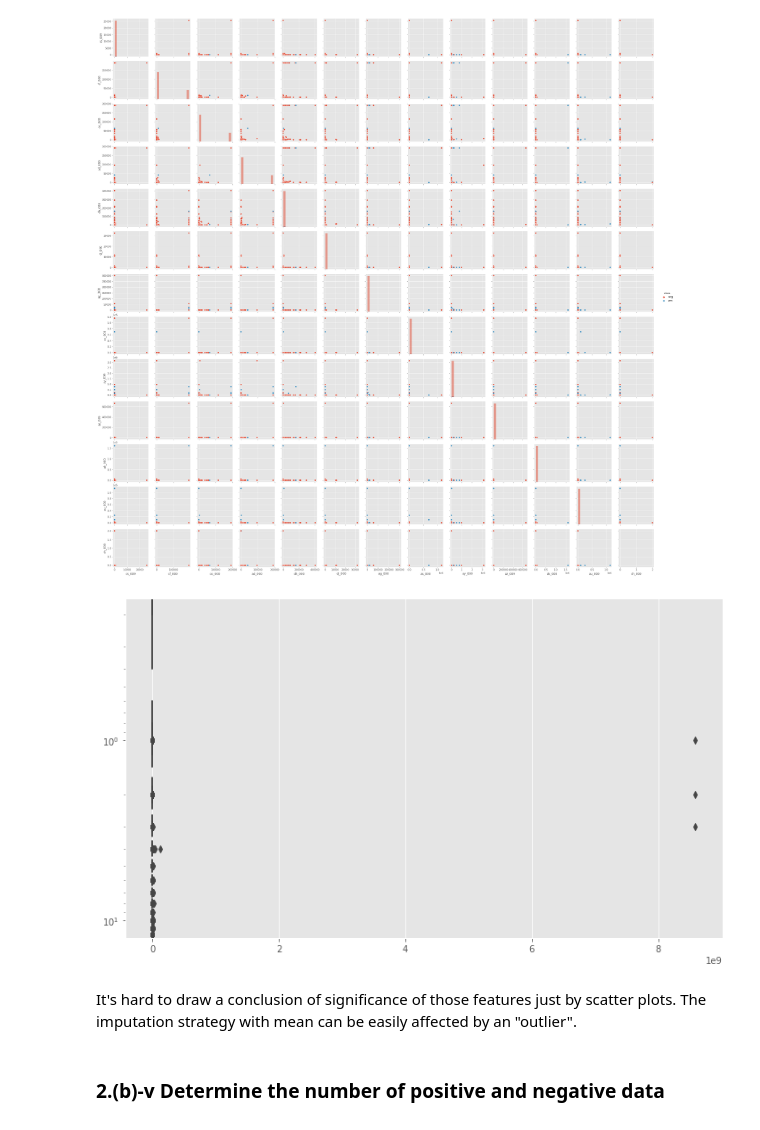
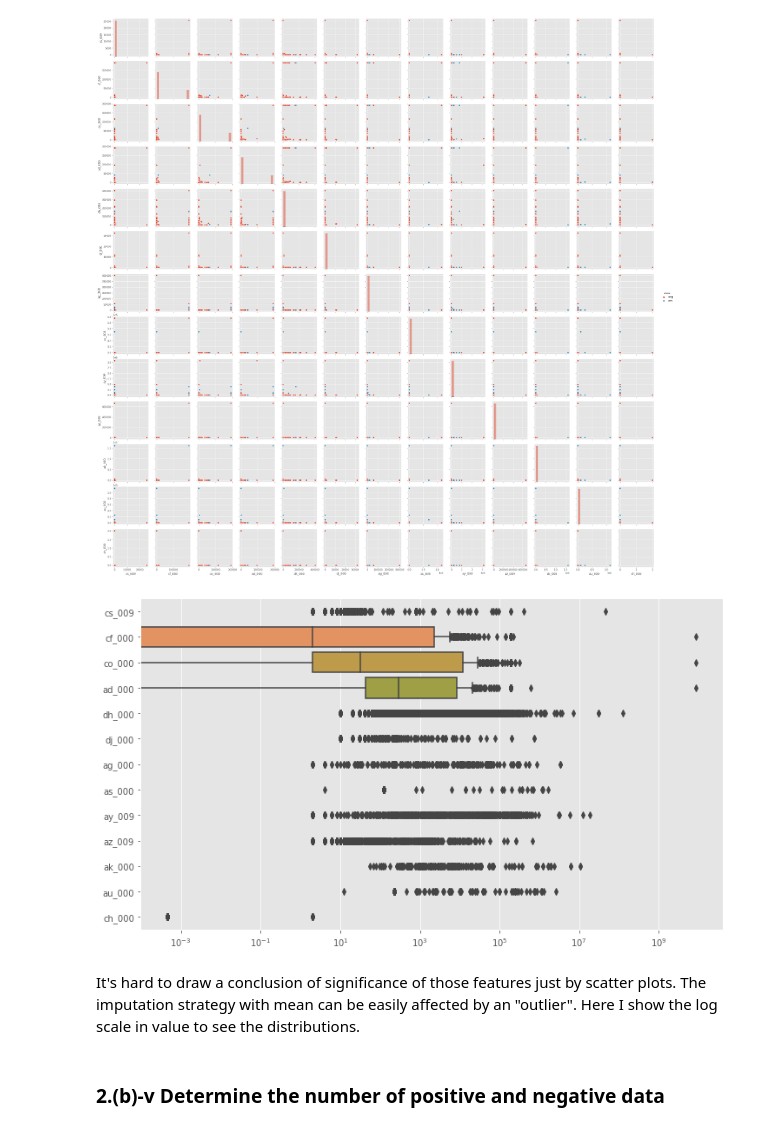
Before and after one commit to SuprajaKrovvidi/DSCI-552-Machine-Learning-for-Data-Science, a Jupyter notebook: Homework4/notebook/DSCI552_HW4_Ruihao_Wang_9867439484.ipynb, the cells around one changed output. Cells and saved outputs as stored; diff of their text form; code cells hidden in the pictures.

```diff
--- a/Homework4/notebook/DSCI552_HW4_Ruihao_Wang_9867439484.ipynb
+++ b/Homework4/notebook/DSCI552_HW4_Ruihao_Wang_9867439484.ipynb
@@ -640,12 +640,12 @@ plt.show()
 # %%
 fig, axes = plt.subplots(figsize=(12, 7))
 box = sns.boxplot(data=aps_train_X[highCVfeats.index.to_list()], orient='h', ax=axes)
-box.set(yscale="log")
+box.set(xscale="log")
 plt.show()
 # %% [output]
-[figure, old version]
+[figure, new version]
 # %% [markdown]
-It's hard to draw a conclusion of significance of those features just by scatter plots. The imputation strategy with mean can be easily affected by an "outlier".
+It's hard to draw a conclusion of significance of those features just by scatter plots. The imputation strategy with mean can be easily affected by an "outlier". Here I show the log scale in value to see the distributions.
 # %% [markdown]
 ### 2.(b)-v Determine the number of positive and negative data
 # %%
```
Also changed, not shown: parts of 2 cells of this notebook.
